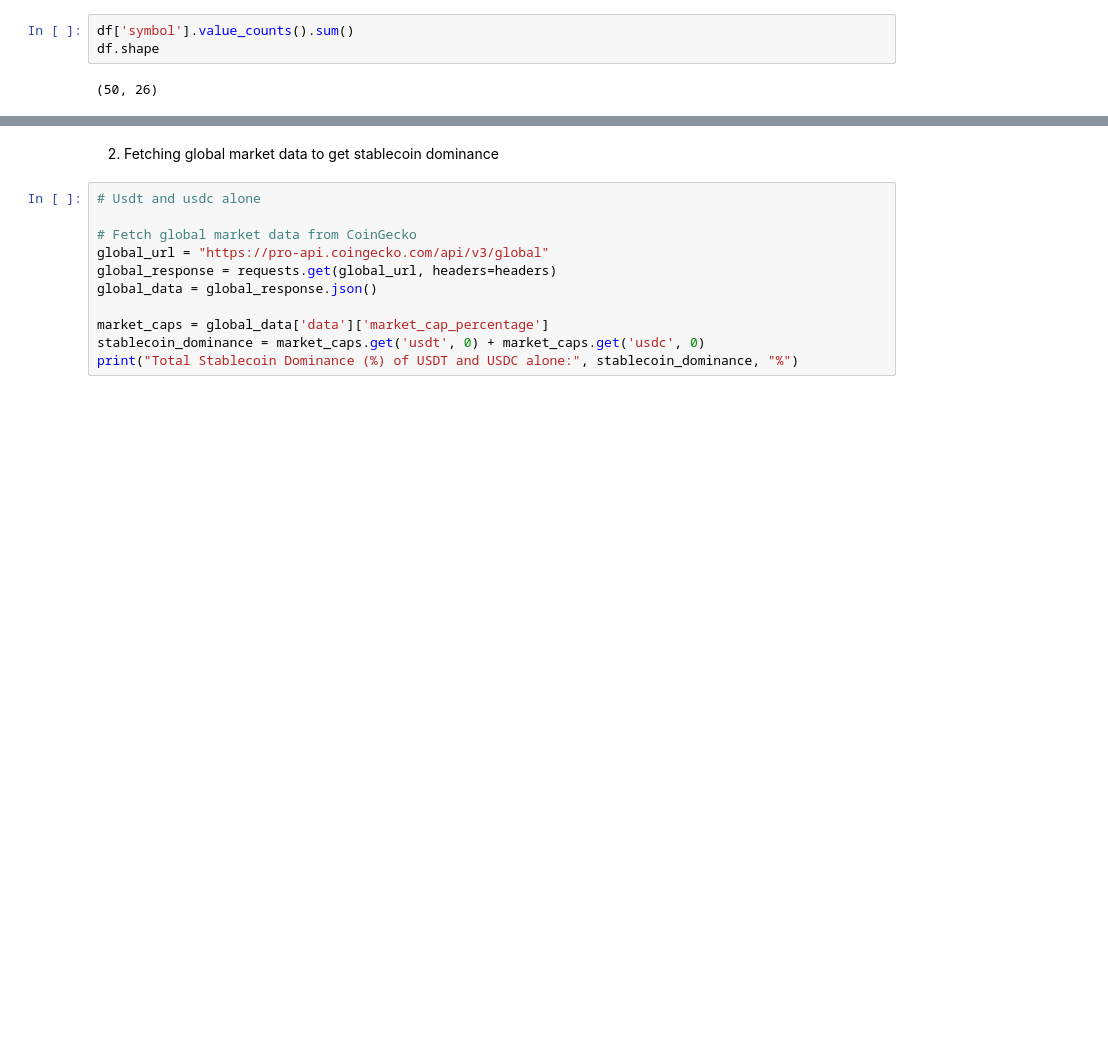
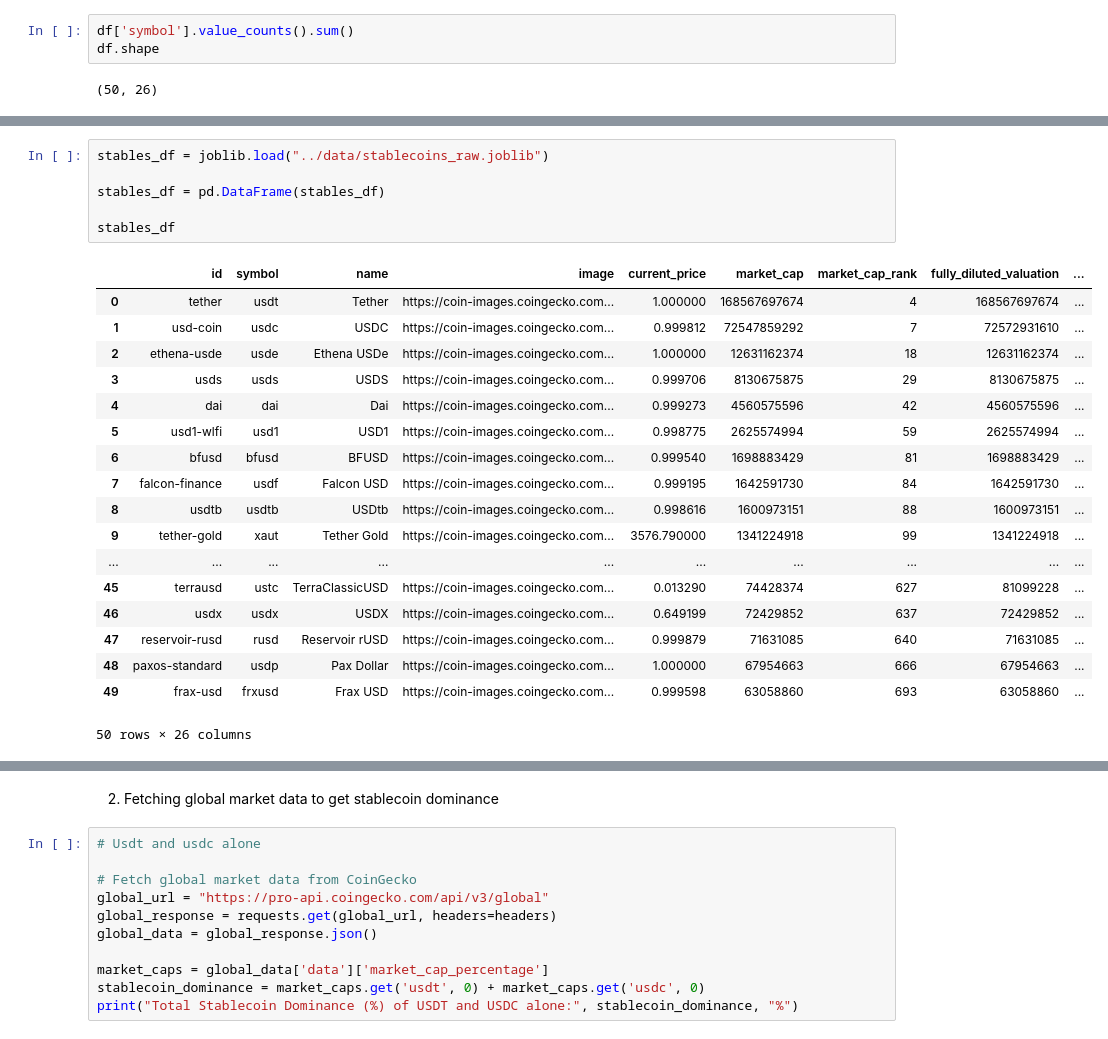
Before and after one commit to reachpaul/stablecoin-health-monitor, a Jupyter notebook: Notebook/01_data.ipynb, the cells around one changed output, grey strips where cells are left out. Drawn from its saved outputs; the diff is of its cells as text; blank space fills up the shorter version.

```diff
--- a/Notebook/01_data.ipynb
+++ b/Notebook/01_data.ipynb
@@ -54,0 +56,25 @@ joblib.dump(data, "../data/stablecoins_raw.joblib")
+# %%
+stables_df = joblib.load("../data/stablecoins_raw.joblib")
+
+stables_df = pd.DataFrame(stables_df)
+
+stables_df
+# %% [output]
+|  | id | symbol | name | image | current_price | market_cap | market_cap_rank | fully_diluted_valuation | ... |
+| 0 | tether | usdt | Tether | https://coin-images.coingecko.com... | 1.000000 | 168567697674 | 4 | 168567697674 | ... |
+| 1 | usd-coin | usdc | USDC | https://coin-images.coingecko.com... | 0.999812 | 72547859292 | 7 | 72572931610 | ... |
+| 2 | ethena-usde | usde | Ethena USDe | https://coin-images.coingecko.com... | 1.000000 | 12631162374 | 18 | 12631162374 | ... |
+| 3 | usds | usds | USDS | https://coin-images.coingecko.com... | 0.999706 | 8130675875 | 29 | 8130675875 | ... |
+| 4 | dai | dai | Dai | https://coin-images.coingecko.com... | 0.999273 | 4560575596 | 42 | 4560575596 | ... |
+| 5 | usd1-wlfi | usd1 | USD1 | https://coin-images.coingecko.com... | 0.998775 | 2625574994 | 59 | 2625574994 | ... |
+| 6 | bfusd | bfusd | BFUSD | https://coin-images.coingecko.com... | 0.999540 | 1698883429 | 81 | 1698883429 | ... |
+| 7 | falcon-finance | usdf | Falcon USD | https://coin-images.coingecko.com... | 0.999195 | 1642591730 | 84 | 1642591730 | ... |
+| 8 | usdtb | usdtb | USDtb | https://coin-images.coingecko.com... | 0.998616 | 1600973151 | 88 | 1600973151 | ... |
+| 9 | tether-gold | xaut | Tether Gold | https://coin-images.coingecko.com... | 3576.790000 | 1341224918 | 99 | 1341224918 | ... |
+| ... | ... | ... | ... | ... | ... | ... | ... | ... | ... |
+| 45 | terrausd | ustc | TerraClassicUSD | https://coin-images.coingecko.com... | 0.013290 | 74428374 | 627 | 81099228 | ... |
+| 46 | usdx | usdx | USDX | https://coin-images.coingecko.com... | 0.649199 | 72429852 | 637 | 72429852 | ... |
+| 47 | reservoir-rusd | rusd | Reservoir rUSD | https://coin-images.coingecko.com... | 0.999879 | 71631085 | 640 | 71631085 | ... |
+| 48 | paxos-standard | usdp | Pax Dollar | https://coin-images.coingecko.com... | 1.000000 | 67954663 | 666 | 67954663 | ... |
+| 49 | frax-usd | frxusd | Frax USD | https://coin-images.coingecko.com... | 0.999598 | 63058860 | 693 | 63058860 | ... |
+50 rows × 26 columns
```
Also changed, not shown: parts of 20 cells of this notebook, 5 other files.
